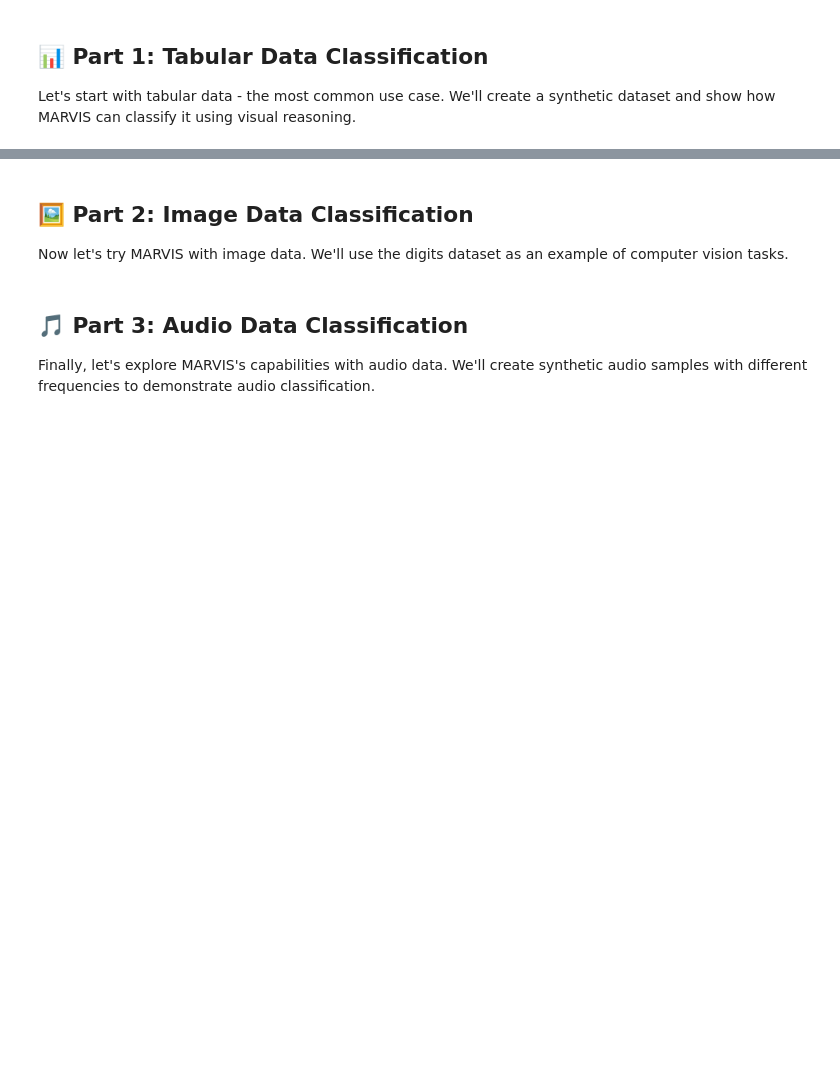
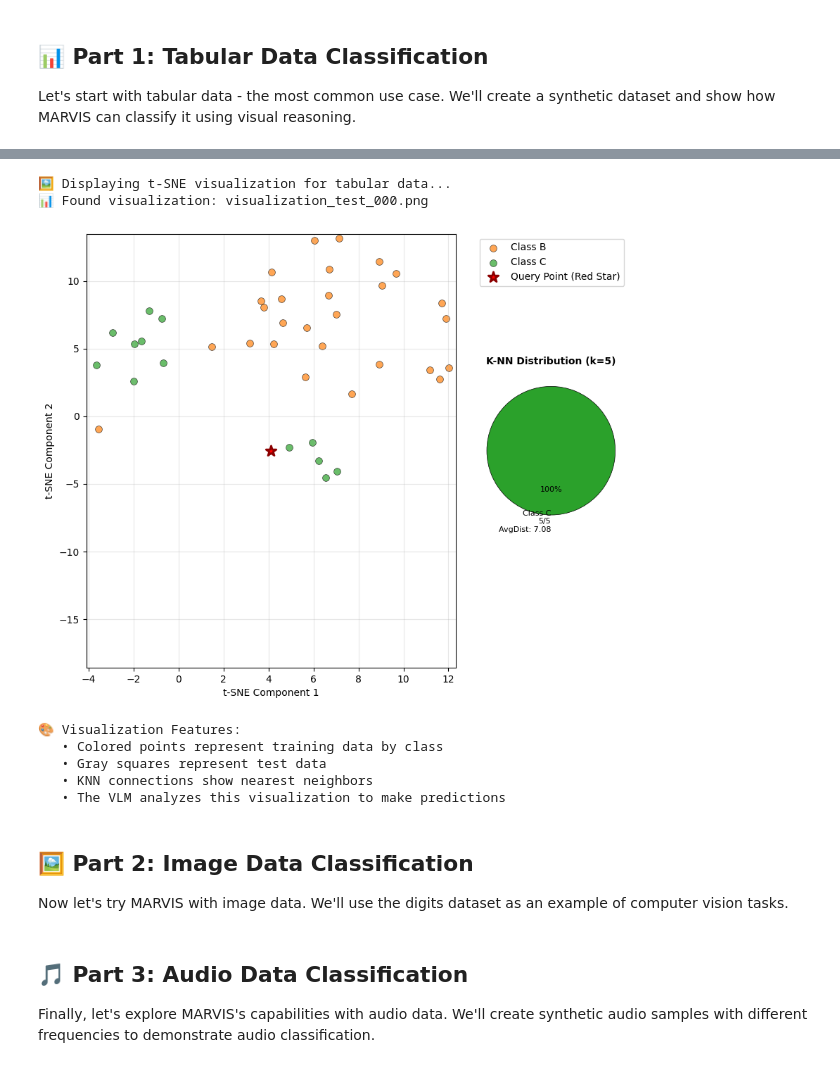
Before and after one commit to penfever/marvis, a Jupyter notebook: Getting_Started.ipynb, the cells around one changed output, grey strips where cells are left out. Saved outputs shown, nothing was run; the diff lists cells and outputs as text; code cells hidden in the pictures; blank space fills up the shorter version.

```diff
--- a/Getting_Started.ipynb
+++ b/Getting_Started.ipynb
@@ -73,6 +110,11 @@ print(f"   • Class distribution: {np.bincount(y_tabular)}")
 # %%
 # Initialize MARVIS classifier for tabular data
 print("🔧 Initializing MARVIS t-SNE classifier for tabular data...")
+
+# Create temporary directory for outputs using Path
+temp_dir = Path(tempfile.mkdtemp(prefix='marvis_demo_'))
+temp_dir.mkdir(parents=True, exist_ok=True)
+print(f"📁 Created temp directory: {temp_dir}")
 
 tabular_classifier = MarvisTsneClassifier(
     modality="tabular",
@@ -142,3 +192,38 @@ except Exception as e:
+# %%
+# Display the visualization
+print("🖼️ Displaying t-SNE visualization for tabular data...")
+
+# Look for visualization files in the temp directory
+viz_files = list(temp_dir.glob("*.png"))
+
+if viz_files:
+    # Display the most recent visualization
+    latest_viz = max(viz_files, key=lambda p: p.stat().st_mtime)
+    print(f"📊 Found visualization: {latest_viz.name}")
+
+    # Display using IPython
+    display(IPImage(filename=str(latest_viz), width=600))
+
+    print("\n🎨 Visualization Features:")
+    print("   • Colored points represent training data by class")
+    print("   • Gray squares represent test data")
+    print("   • KNN connections show nearest neighbors")
+    print("   • The VLM analyzes this visualization to make predictions")
+else:
+    print("⚠️ No visualization files found. This might be due to VLM API limitations.")
+    print("The visualization would normally show:")
+    print("   • t-SNE projection of high-dimensional tabular data")
+    print("   • Color-coded classes for visual pattern recognition")
+    print("   • KNN connections between similar data points")
+# %% [output]
+🖼️ Displaying t-SNE visualization for tabular data...
+📊 Found visualization: visualization_test_000.png
+[figure, added]
+🎨 Visualization Features:
+   • Colored points represent training data by class
+   • Gray squares represent test data
+   • KNN connections show nearest neighbors
+   • The VLM analyzes this visualization to make predictions
 # %%
 # Display the visualization
 print("🖼️ Displaying t-SNE visualization for tabular data...")
```
Also changed, not shown: parts of 15 cells of this notebook, 2 other files.
